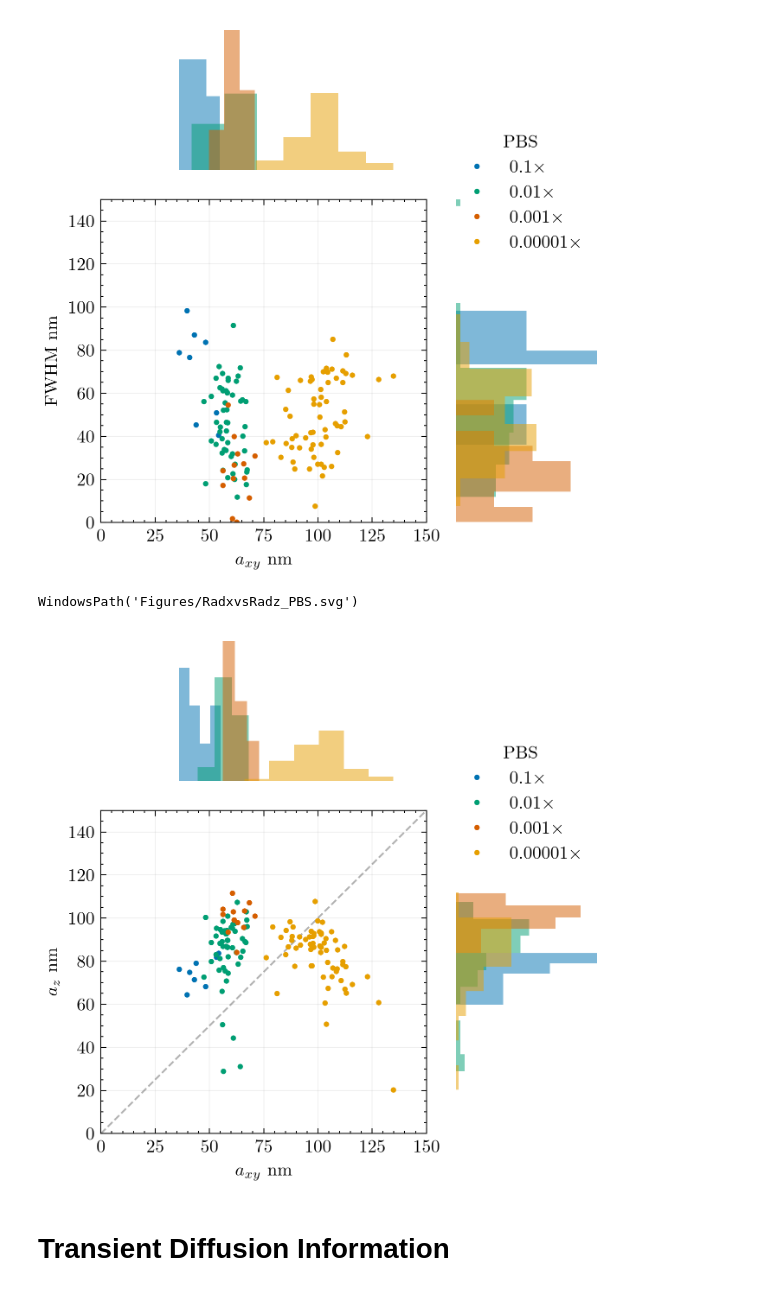
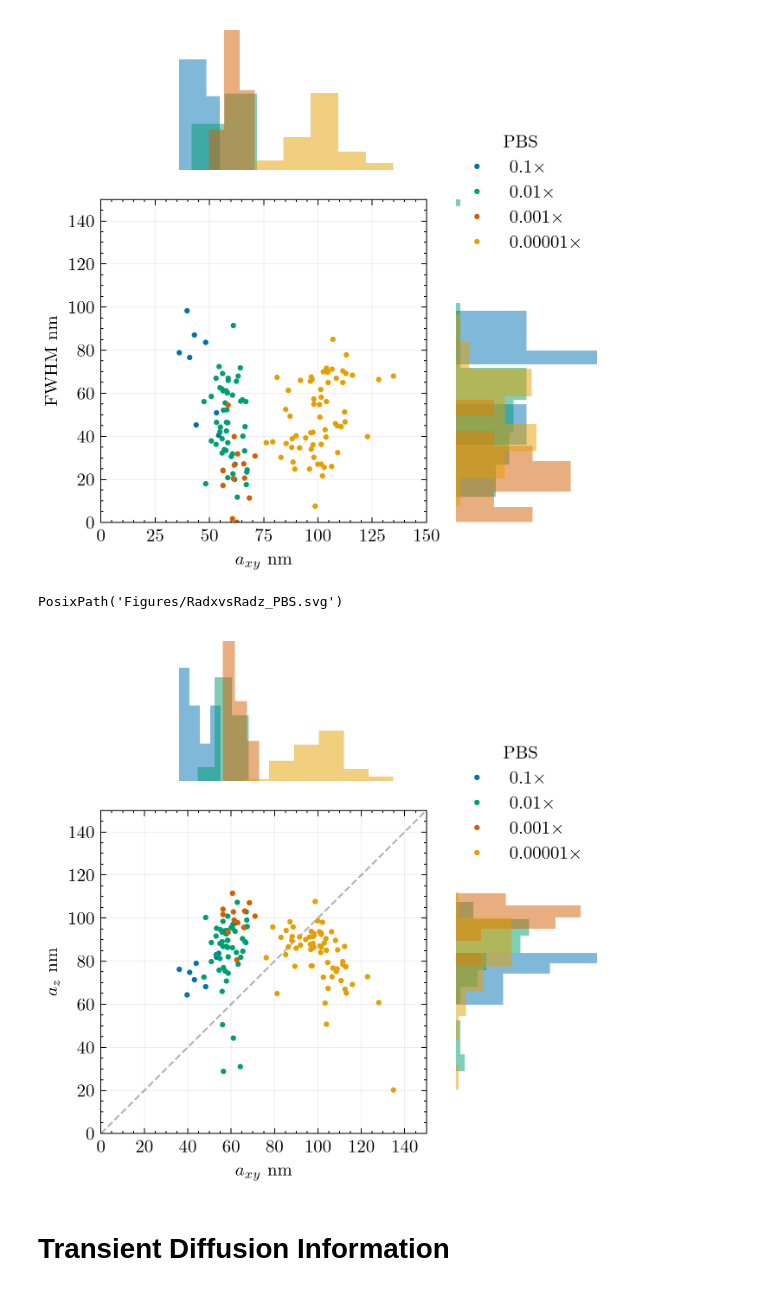
Before and after one commit to sinuose/mj_MASc_2026, a Jupyter notebook: Python/figures_chapter_7.ipynb, the cells around one changed output. Cells and saved outputs as stored; diff of their text form; code cells hidden in the pictures.

```diff
--- a/Python/figures_chapter_7.ipynb
+++ b/Python/figures_chapter_7.ipynb
@@ -204,12 +204,19 @@ def LoadDataset(file_name):
 # %%
 # List of Datasets For Figure 1
 # Polystyrene + PBS
-PS_PBS0p1_225nm   = LoadDataset(r"Z:\Data\Martin\Odin_PlanarConfinement_iScat\FinalFigures\PS100_PBS_0p1\ClicOnLeft2\ClicOnLeft2radial_int_50_to_120ws_8_we_26_PythonAnalysis.h5")
-PS_PBS0p01_225nm  = LoadDataset(r"Z:\Data\Martin\Odin_PlanarConfinement_iScat\FinalFigures\PS100_PBS_0p01\center2\center2radial_int_50_to_120ws_8_we_26_PythonAnalysis.h5")
-PS_PBS0p001_225nm = LoadDataset(r"Z:\Data\Martin\Odin_PlanarConfinement_iScat\FinalFigures\PS100_PBS_0p001\center_2\center_2radial_int_50_to_120ws_8_we_26_PythonAnalysis.h5")
+# PS_PBS0p1_225nm   = LoadDataset(r"Z:\Data\Martin\Odin_PlanarConfinement_iScat\FinalFigures\PS100_PBS_0p1\ClicOnLeft2\ClicOnLeft2radial_int_50_to_120ws_8_we_26_PythonAnalysis.h5")
+# PS_PBS0p01_225nm  = LoadDataset(r"Z:\Data\Martin\Odin_PlanarConfinement_iScat\FinalFigures\PS100_PBS_0p01\center2\center2radial_int_50_to_120ws_8_we_26_PythonAnalysis.h5")
+# PS_PBS0p001_225nm = LoadDataset(r"Z:\Data\Martin\Odin_PlanarConfinement_iScat\FinalFigures\PS100_PBS_0p001\center_2\center_2radial_int_50_to_120ws_8_we_26_PythonAnalysis.h5")
+# #PS_PBS0p001_300nm = LoadDataset(r"Z:\Data\Martin\Odin_PlanarConfinement_iScat\FinalFigures\PS100_PBS_0p001\center_3\center_3radial_int_50_to_120ws_8_we_26_PythonAnalysis.h5")
+# #PS_PBS0p001_375nm = LoadDataset(r"Z:\Data\Martin\Odin_PlanarConfinement_iScat\FinalFigures\PS100_PBS_0p001\center_4\center_4radial_int_50_to_120ws_8_we_26_PythonAnalysis.h5")
+# PS_PBS0p00001_225nm = LoadDataset(r"Z:\Data\Martin\Odin_PlanarConfinement_iScat\FinalFigures\PS100_PBS_0p00001\ClicOnLeft_2\ClicOnLeft_2radial_int_50_to_120ws_8_we_26_PythonAnalysis.h5")
+
+PS_PBS0p1_225nm   = LoadDataset(r"/Users/korsk/Documents/Github/mj_MASc_2026/h5data_mirror/PS100_PBS_0p1/ClicOnLeft2/ClicOnLeft2radial_int_50_to_120ws_8_we_26_PythonAnalysis.h5")
+PS_PBS0p01_225nm  = LoadDataset(r"/Users/korsk/Documents/Github/mj_MASc_2026/h5data_mirror/PS100_PBS_0p01/center2/center2radial_int_50_to_120ws_8_we_26_PythonAnalysis.h5")
+PS_PBS0p001_225nm = LoadDataset(r"/Users/korsk/Documents/Github/mj_MASc_2026/h5data_mirror/PS100_PBS_0p001/center_2/center_2radial_int_50_to_120ws_8_we_26_PythonAnalysis.h5")
 #PS_PBS0p001_300nm = LoadDataset(r"Z:\Data\Martin\Odin_PlanarConfinement_iScat\FinalFigures\PS100_PBS_0p001\center_3\center_3radial_int_50_to_120ws_8_we_26_PythonAnalysis.h5")
 #PS_PBS0p001_375nm = LoadDataset(r"Z:\Data\Martin\Odin_PlanarConfinement_iScat\FinalFigures\PS100_PBS_0p001\center_4\center_4radial_int_50_to_120ws_8_we_26_PythonAnalysis.h5")
-PS_PBS0p00001_225nm = LoadDataset(r"Z:\Data\Martin\Odin_PlanarConfinement_iScat\FinalFigures\PS100_PBS_0p00001\ClicOnLeft_2\ClicOnLeft_2radial_int_50_to_120ws_8_we_26_PythonAnalysis.h5")
+PS_PBS0p00001_225nm = LoadDataset(r"/Users/korsk/Documents/Github/mj_MASc_2026/h5data_mirror/PS100_PBS_0p00001/ClicOnLeft_2/ClicOnLeft_2radial_int_50_to_120ws_8_we_26_PythonAnalysis.h5")
 # %% [output]
 Particles in Current Dataset: 8
 Particles in Current Dataset: 53
@@ -1125,37 +1131,37 @@ def PlotRadius(RadX, RadZ, axmain, axtop, axbot, color, label):
     axtop.hist(RadZ, orientation='horizontal', bins=bins, color=color, alpha=0.5, density = True)
     axbot.hist(RadX,bins=bins,color=color,alpha=0.5, density = True)
 
 #PlotRadius(RXY_PS100_0p1, RZ_PS100_0p1, ax2, ax12, ax11, 'purple')
 #PlotRadius(RXY_PS100_0p01, RZ_PS100_0p01, ax2, ax12, ax11, 'green')
 #PlotRadius(RXY_PS100_0p00001, RZ_PS100_0p00001, ax2, ax12, ax11, 'blue')
 
 PlotRadius(RXY_PS100_0p1,     RZ_PS100_0p1, ax2, ax12, ax11, color='#0072B2',    label=r'$0.1 \times$ ' )
 PlotRadius(RXY_PS100_0p01,    RZ_PS100_0p01, ax2, ax12, ax11, color='#009E73',   label=r'$0.01 \times$ ')
 PlotRadius(RXY_PS100_0p001,    RZ_PS100_0p001, ax2, ax12, ax11, color='#D55E00',   label=r'$0.001 \times$ ')
 PlotRadius(RXY_PS100_0p00001, RZ_PS100_0p00001, ax2, ax12, ax11, color='#E69F00',label=r'$0.00001 \times$ ')
 
 
 
 # ------------------------------------------------------------
 # DATA SETTINGS
 # ------------------------------------------------------------
 
-
-
+ax2.set_yticks(np.arange(0,150, 20))
+ax2.set_xticks(np.arange(0,150, 20))
 #ax2.set_ylabel(r'$r_{z} [nm]$')
 ax2.set_ylabel(r'$a_{z}$ nm')
 ax2.set_xlabel(r'$a_{xy}$ nm')
 ax2.set_xlim(0, 150)
 ax2.set_ylim(0, 150)
 ax2.grid(alpha=0.2)
 ax11.grid(alpha=0.2)
 ax12.grid(alpha=0.2)
 ax2.legend(title="PBS", bbox_to_anchor=(1.05, 1.25), loc='upper left')
 
 save_fig(fig, 'Figures/RadxvsRadz_PBS', also='pdf')
 # %% [output]
-WindowsPath('Figures/RadxvsRadz_PBS.svg')
+PosixPath('Figures/RadxvsRadz_PBS.svg')
-[figure, old version]
+[figure, new version]
 # %% [markdown]
 # Transient Diffusion Information
 # %%
```
Also changed, not shown: parts of 2 cells of this notebook, 27 other files.
